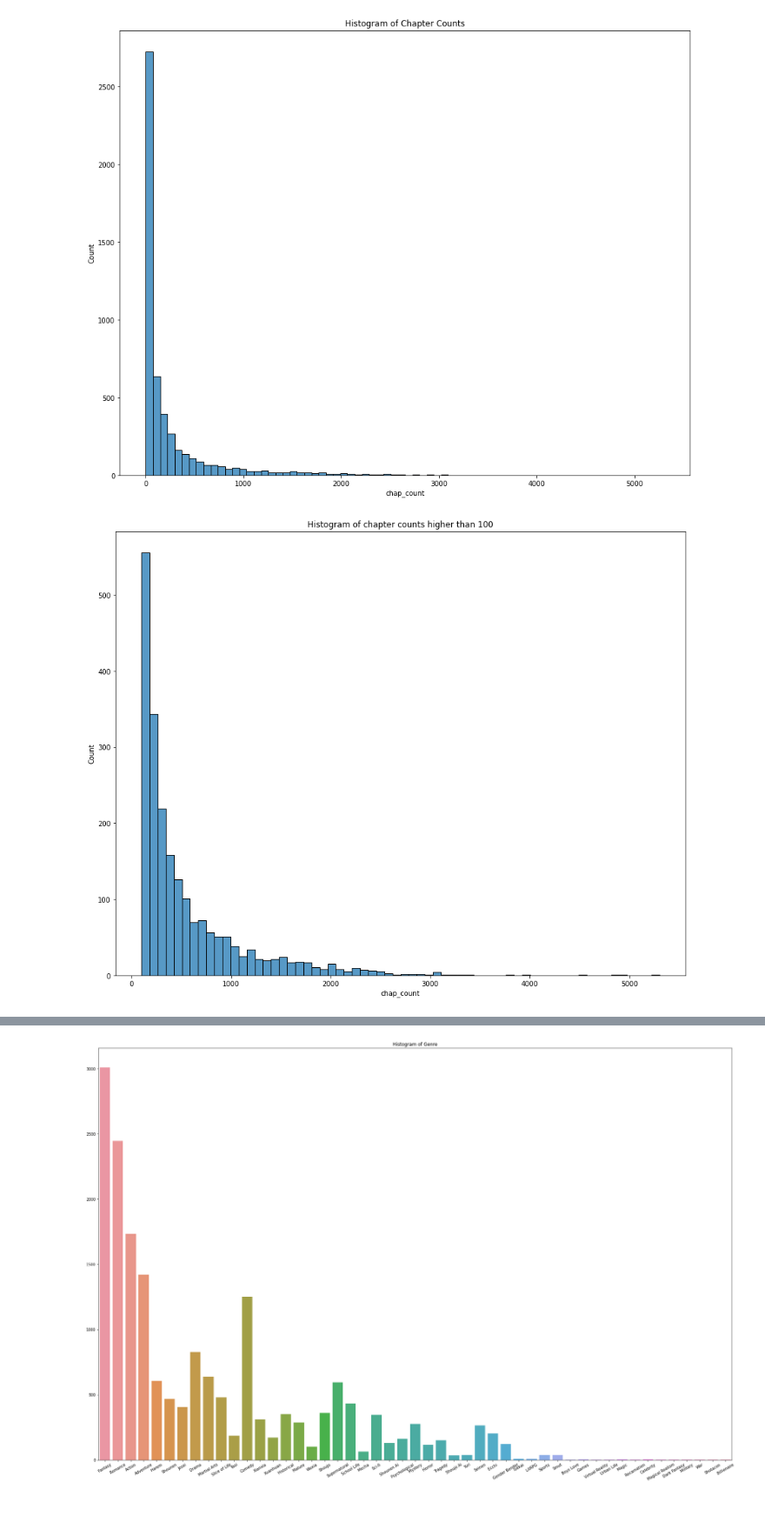
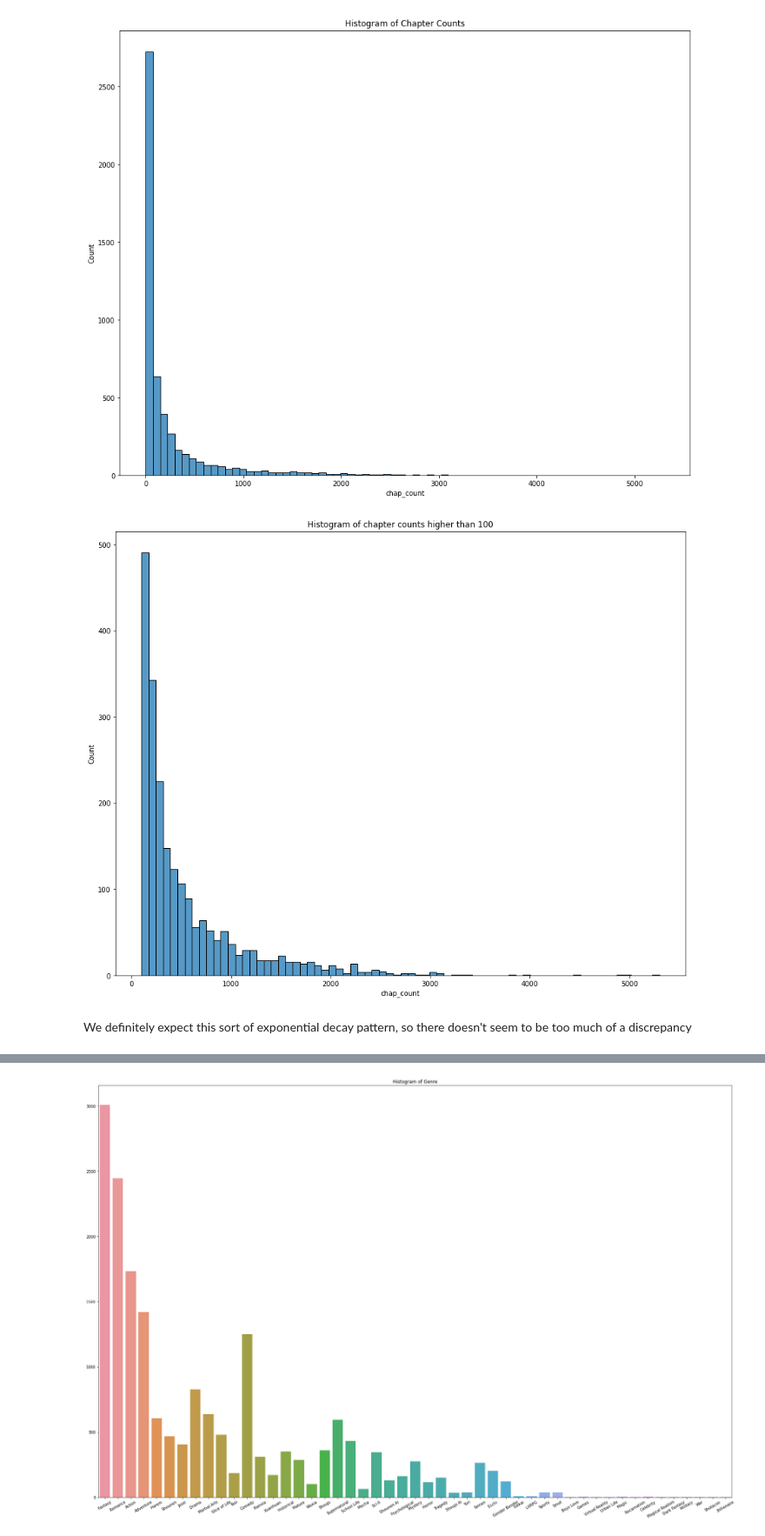
Before and after one commit to yuvalofek/analyzing-light-novels, a Jupyter notebook: LN_Analysis.ipynb, the cells around one changed output, grey strips where cells are left out. Shown at 87% size. Drawn from its saved outputs; the diff is of its cells as text; code cells hidden in the pictures; blank space fills up the shorter version.

```diff
--- a/LN_Analysis.ipynb
+++ b/LN_Analysis.ipynb
@@ -117,9 +119,13 @@ plt.show()
 # %% [output]
 [figure]
 # %%
+# This serves to visualize the distribution of the novels that have significant progress
+N = 100
 plt.figure(figsize=(15, 12))
-plt.title('Histogram of chapter counts higher than 100')
-sns.histplot(ln_df[ln_df['chap_count']>100]['chap_count'])
+plt.title(f'Histogram of chapter counts higher than {N}')
+sns.histplot(ln_df[ln_df['chap_count']>N]['chap_count'], bins= int(np.ceil(np.sqrt(len(ln_df)))))
 plt.show()
 # %% [output]
-[figure, old version]
+[figure, new version]
+# %% [markdown]
+We definitely expect this sort of exponential decay pattern, so there doesn't seem to be too much of a discrepancy
```
Also changed, not shown: parts of 24 cells of this notebook.
